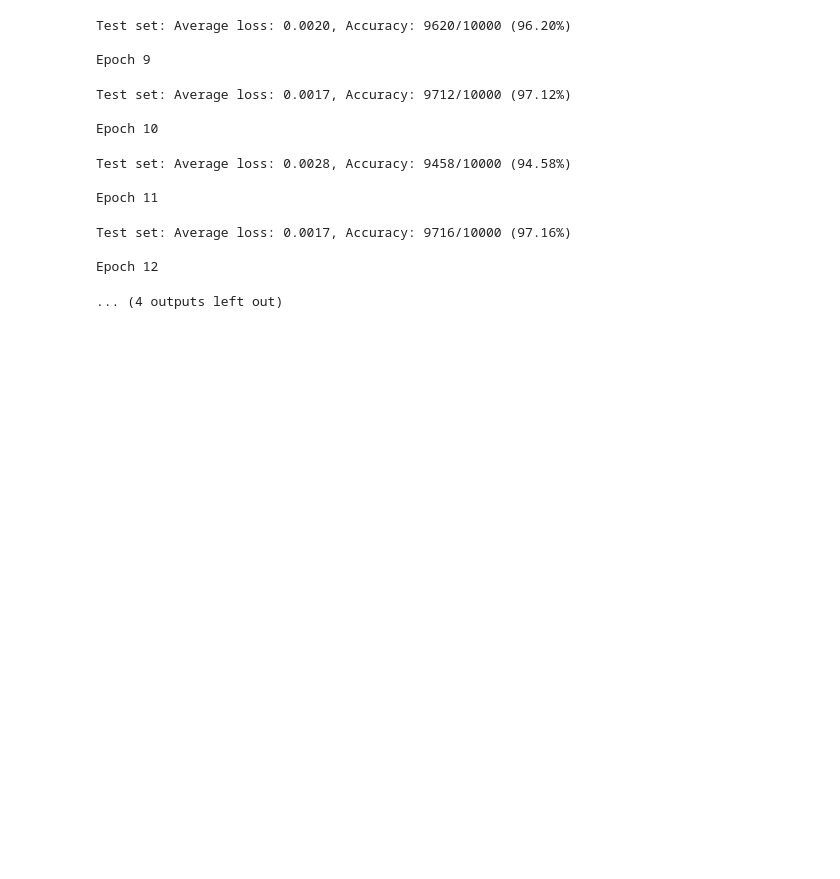
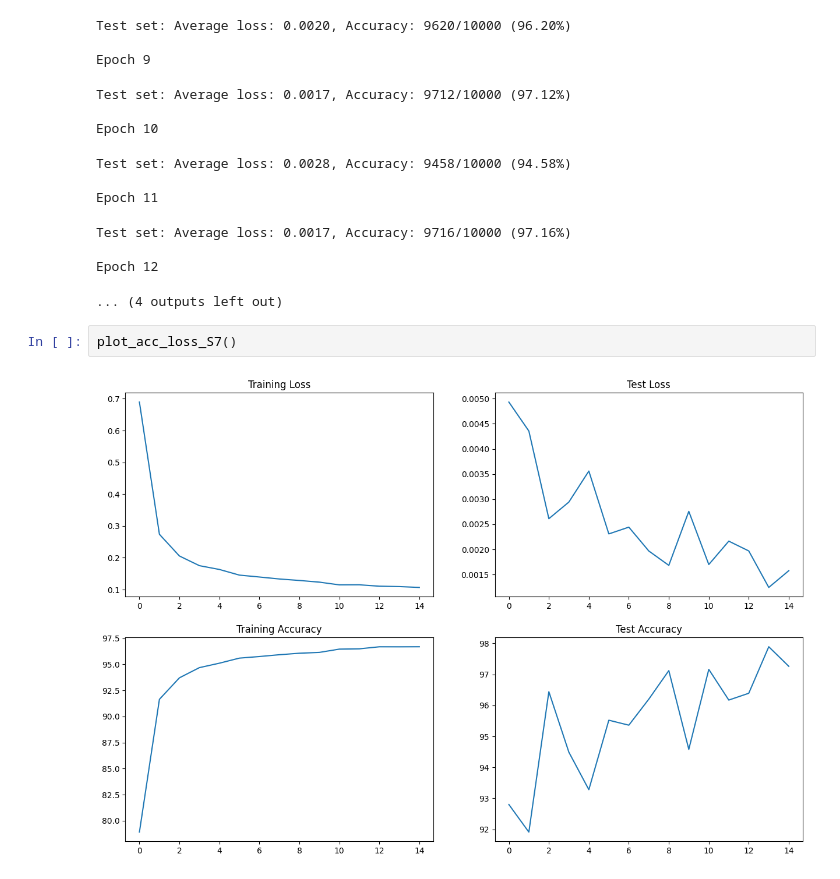
Before and after one commit to Omkar1634/Assignment, a Jupyter notebook: S7/S7_model_2.ipynb, the cells around one changed output. Drawn from its saved outputs; the diff is of its cells as text; blank space fills up the shorter version.

```diff
--- a/S7/S7_model_2.ipynb
+++ b/S7/S7_model_2.ipynb
@@ -109,3 +109,7 @@ Test set: Average loss: 0.0017, Accuracy: 9716/10000 (97.16%)
 
 Epoch 12
 ... (4 outputs left out)
+# %%
+plot_acc_loss_S7()
+# %% [output]
+[figure, added]
```
